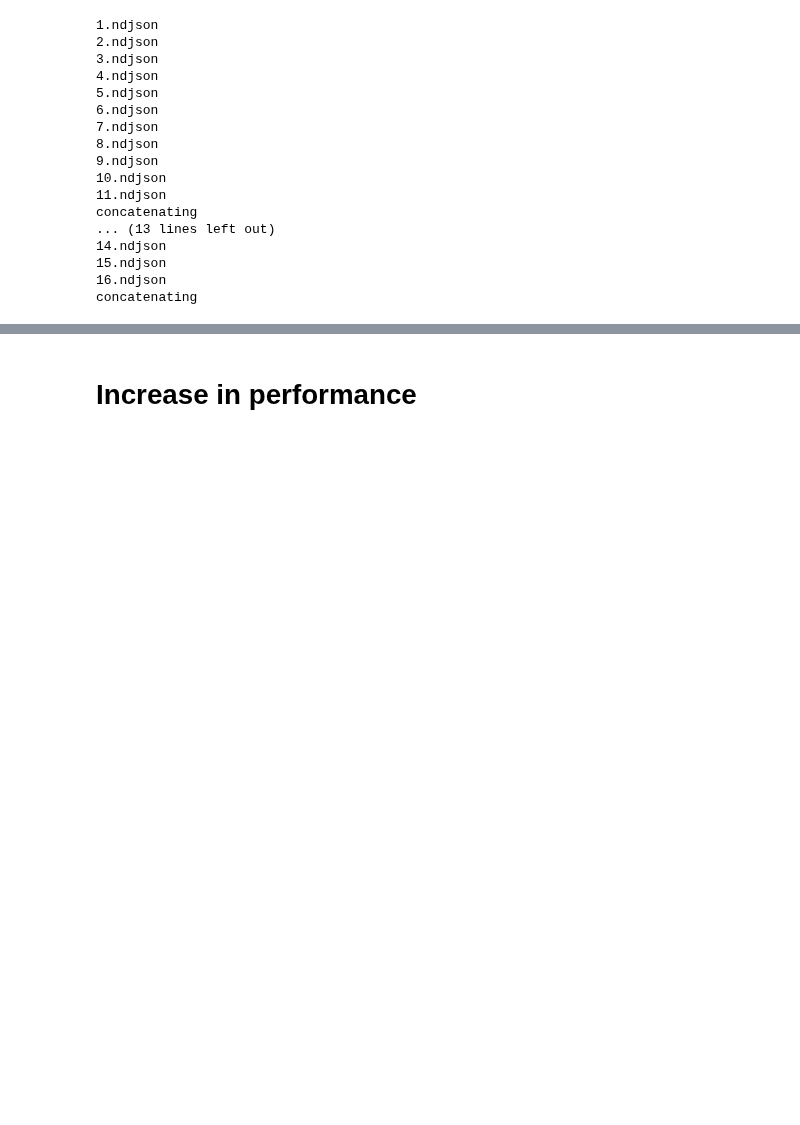
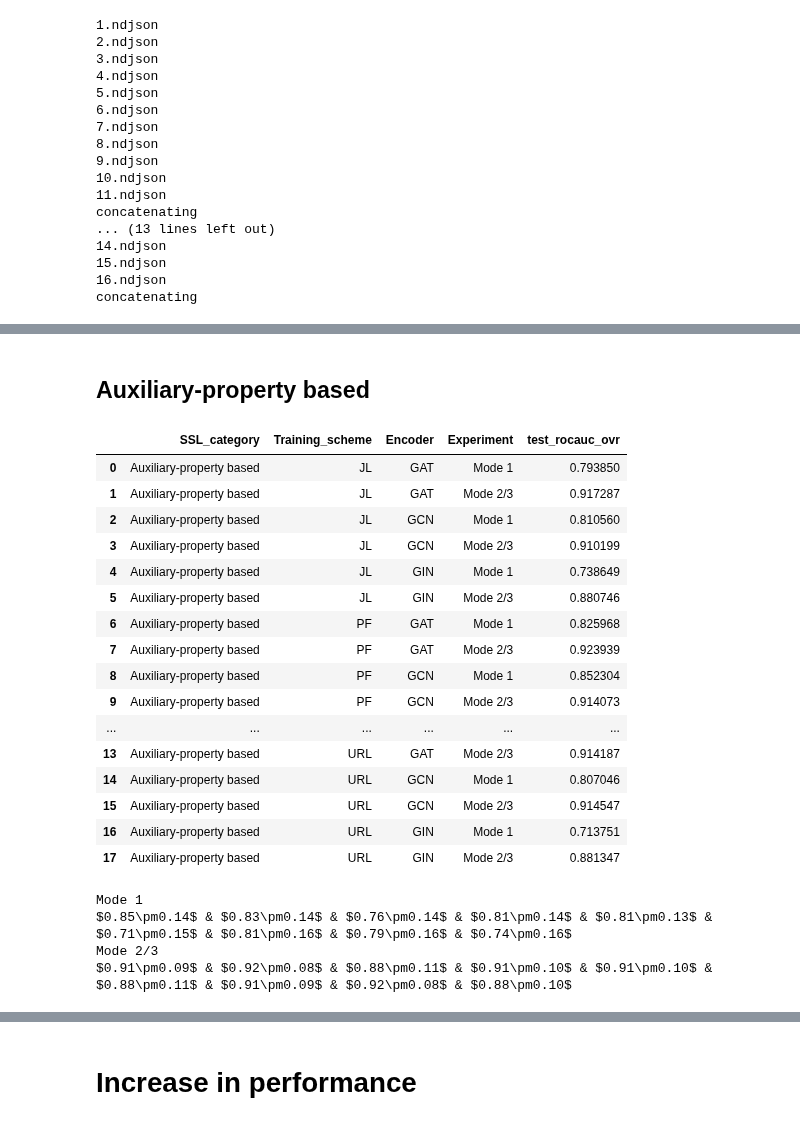
Before and after one commit to ITU-Thesis/graphworld, a Jupyter notebook: evaluation/global_analysis.ipynb, the cells around one changed output, grey strips where cells are left out. Drawn from its saved outputs; the diff is of its cells as text; code cells hidden in the pictures; blank space fills up the shorter version.

```diff
--- a/evaluation/global_analysis.ipynb
+++ b/evaluation/global_analysis.ipynb
@@ -94,0 +102,4 @@ df_ssl
+# %%
+grp = df_ssl.groupby(['SSL_category', 'Training_scheme', 'Encoder', 'Experiment'])
+encoder_mean = grp[TEST_METRIC].mean().reset_index()
+encoder_std = grp[TEST_METRIC].std().reset_index()
@@ -94,0 +120,29 @@ df_ssl
+# %% [markdown]
+## Auxiliary-property based
+# %%
+encoder_mean[encoder_mean.SSL_category == AUXILIARY_CATEGORY]
+# %% [output]
+|  | SSL_category | Training_scheme | Encoder | Experiment | test_rocauc_ovr |
+| 0 | Auxiliary-property based | JL | GAT | Mode 1 | 0.793850 |
+| 1 | Auxiliary-property based | JL | GAT | Mode 2/3 | 0.917287 |
+| 2 | Auxiliary-property based | JL | GCN | Mode 1 | 0.810560 |
+| 3 | Auxiliary-property based | JL | GCN | Mode 2/3 | 0.910199 |
+| 4 | Auxiliary-property based | JL | GIN | Mode 1 | 0.738649 |
+| 5 | Auxiliary-property based | JL | GIN | Mode 2/3 | 0.880746 |
+| 6 | Auxiliary-property based | PF | GAT | Mode 1 | 0.825968 |
+| 7 | Auxiliary-property based | PF | GAT | Mode 2/3 | 0.923939 |
+| 8 | Auxiliary-property based | PF | GCN | Mode 1 | 0.852304 |
+| 9 | Auxiliary-property based | PF | GCN | Mode 2/3 | 0.914073 |
+| ... | ... | ... | ... | ... | ... |
+| 13 | Auxiliary-property based | URL | GAT | Mode 2/3 | 0.914187 |
+| 14 | Auxiliary-property based | URL | GCN | Mode 1 | 0.807046 |
+| 15 | Auxiliary-property based | URL | GCN | Mode 2/3 | 0.914547 |
+| 16 | Auxiliary-property based | URL | GIN | Mode 1 | 0.713751 |
+| 17 | Auxiliary-property based | URL | GIN | Mode 2/3 | 0.881347 |
+# %%
+create_encoder_latex_table(encoder_mean[encoder_mean.SSL_category == AUXILIARY_CATEGORY], encoder_std[encoder_std.SSL_category == AUXILIARY_CATEGORY])
+# %% [output]
+Mode 1
+$0.85\pm0.14$ & $0.83\pm0.14$ & $0.76\pm0.14$ & $0.81\pm0.14$ & $0.81\pm0.13$ & $0.71\pm0.15$ & $0.81\pm0.16$ & $0.79\pm0.16$ & $0.74\pm0.16$
+Mode 2/3
+$0.91\pm0.09$ & $0.92\pm0.08$ & $0.88\pm0.11$ & $0.91\pm0.10$ & $0.91\pm0.10$ & $0.88\pm0.11$ & $0.91\pm0.09$ & $0.92\pm0.08$ & $0.88\pm0.10$
```
Also changed, not shown: parts of 19 cells of this notebook, 3 other files.
